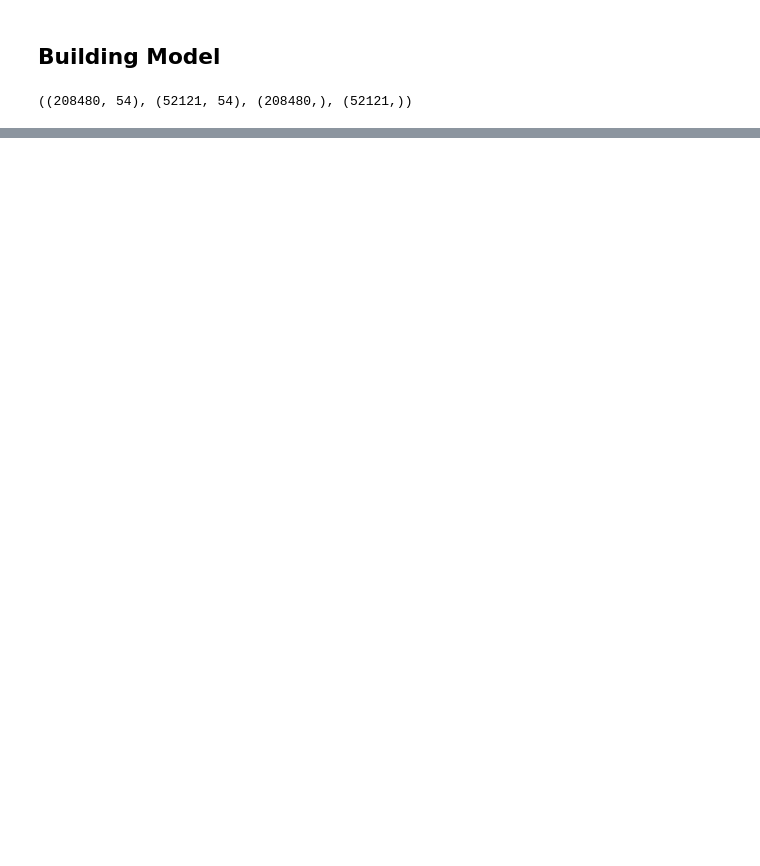
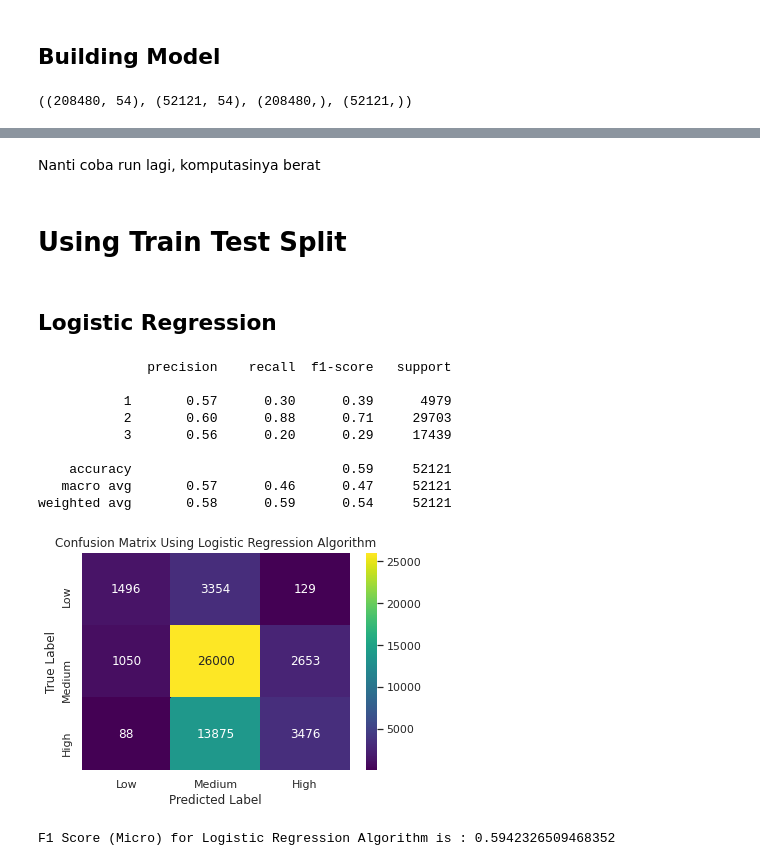
Before and after one commit to ReynaraEzra/Richter-Earthquake-Prediction, a Jupyter notebook: Richter_Prediction_Part2.ipynb, the cells around one changed output, grey strips where cells are left out. Saved outputs shown, nothing was run; the diff lists cells and outputs as text; code cells hidden in the pictures; blank space fills up the shorter version.

```diff
--- a/Richter_Prediction_Part2.ipynb
+++ b/Richter_Prediction_Part2.ipynb
@@ -428,0 +282,15 @@ col
+# %%
+models = []
+models.append(('LR', LogisticRegression()))
+models.append(('CART', DecisionTreeClassifier()))
+models.append(('KNN', KNeighborsClassifier()))
+models.append(('LDA', LinearDiscriminantAnalysis()))
+models.append(('NB', GaussianNB()))
+models.append(('XGBoost', XGBClassifier()))
+models.append(('RF', RandomForestClassifier()))
+
+score_f1 = []
+names = []
+pred = pd.DataFrame()
+# %% [markdown]
+Nanti coba run lagi, komputasinya berat
@@ -428,0 +305,38 @@ col
+# %%
+def make_confusion_matrix(pred, title):
+    cam = confusion_matrix(y_test, pred)
+    sns.heatmap(cam, annot=True, cmap='viridis',
+                xticklabels=['Low', 'Medium', 'High'],
+                yticklabels=['Low', 'Medium', 'High'],
+                fmt="d")
+    plt.xlabel('Predicted Label')
+    plt.ylabel('True Label')
+    plt.title('Confusion Matrix Using {} Algorithm'.format(title))
+    plt.show()
+# %% [markdown]
+# **Using Train Test Split**
+# %% [markdown]
+## **Logistic Regression**
+# %%
+model_1 = LogisticRegression()
+model_1.fit(X_train, y_train)
+pred_1 = model_1.predict(X_test)
+
+print(classification_report(y_test, pred_1))
+make_confusion_matrix(pred_1, 'Logistic Regression')
+score_1 = f1_score(y_test, pred_1, average='micro')
+print('F1 Score (Micro) for Logistic Regression Algorithm is : {}'.format(score_1))
+names.append('Logistic Regression')
+score_f1.append(score_1)
+# %% [output]
+              precision    recall  f1-score   support
+
+           1       0.57      0.30      0.39      4979
+           2       0.60      0.88      0.71     29703
+           3       0.56      0.20      0.29     17439
+
+    accuracy                           0.59     52121
+   macro avg       0.57      0.46      0.47     52121
+weighted avg       0.58      0.59      0.54     52121
+[figure, added]
+F1 Score (Micro) for Logistic Regression Algorithm is : 0.5942326509468352
```
Also changed, not shown: parts of 34 cells of this notebook.
